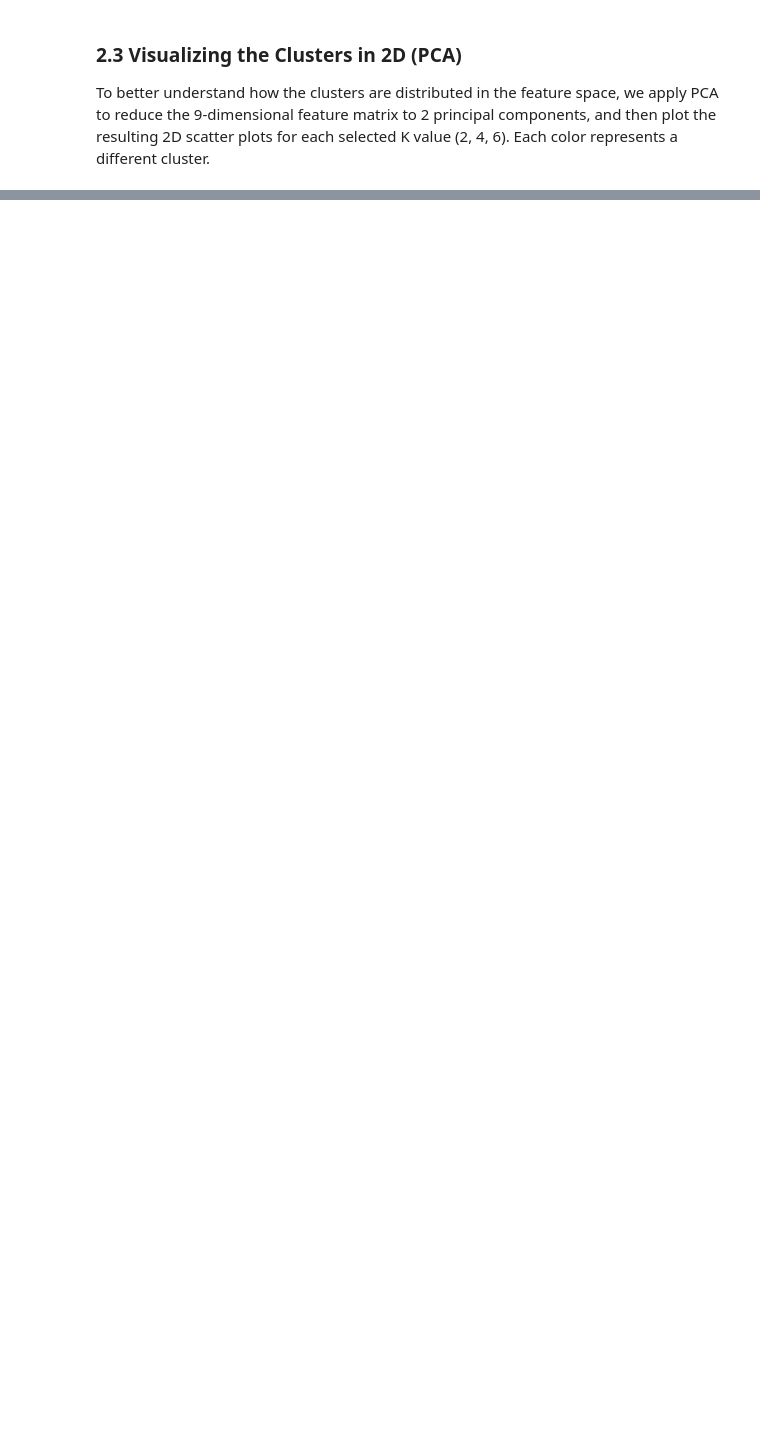
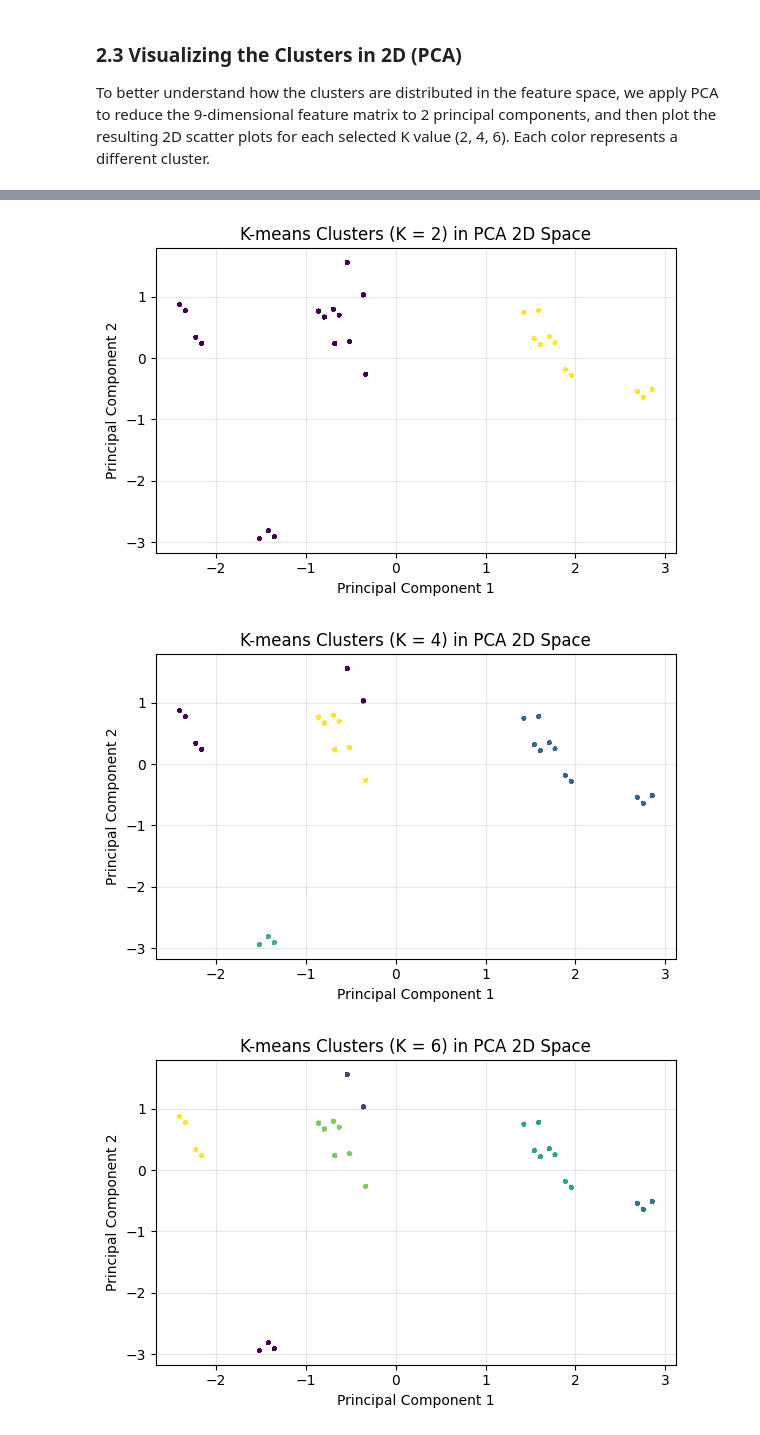
Before and after one commit to mraaheb/DataMining, a Jupyter notebook: Phase3.ipynb, the cells around one changed output, grey strips where cells are left out. Drawn from its saved outputs; the diff is of its cells as text; code cells hidden in the pictures; blank space fills up the shorter version.

```diff
--- a/Phase3.ipynb
+++ b/Phase3.ipynb
@@ -313,0 +277,36 @@ plt.show()
+# %%
+from sklearn.decomposition import PCA
+import matplotlib.pyplot as plt
+
+# 1) PCA on the full data
+pca = PCA(n_components=2)
+X_pca = pca.fit_transform(X)
+
+df['PC1'] = X_pca[:, 0]
+df['PC2'] = X_pca[:, 1]
+
+# 2) Plot clusters for K = 2, 4, 6 using ALL 50k points
+for k in [2, 4, 6]:
+    cluster_col = f'cluster_k{k}'
+
+    plt.figure(figsize=(6, 4))   # مناسب دفترة، مو كبير مرة
+
+    plt.scatter(
+        df['PC1'],
+        df['PC2'],
+        c=df[cluster_col],
+        cmap='viridis',
+        s=3,        # نقاط صغيرة عشان 50k صف ما تغطي الشاشة
+        alpha=0.4   # شفاف شوية عشان تبين الكثافة
+    )
+
+    plt.title(f"K-means Clusters (K = {k}) in PCA 2D Space", fontsize=12)
+    plt.xlabel("Principal Component 1")
+    plt.ylabel("Principal Component 2")
+    plt.grid(True, alpha=0.3)
+    plt.tight_layout()
+    plt.show()
+# %% [output]
+[figure, added]
+[figure, added]
+[figure, added]
```
Also changed, not shown: parts of 2 cells of this notebook.
